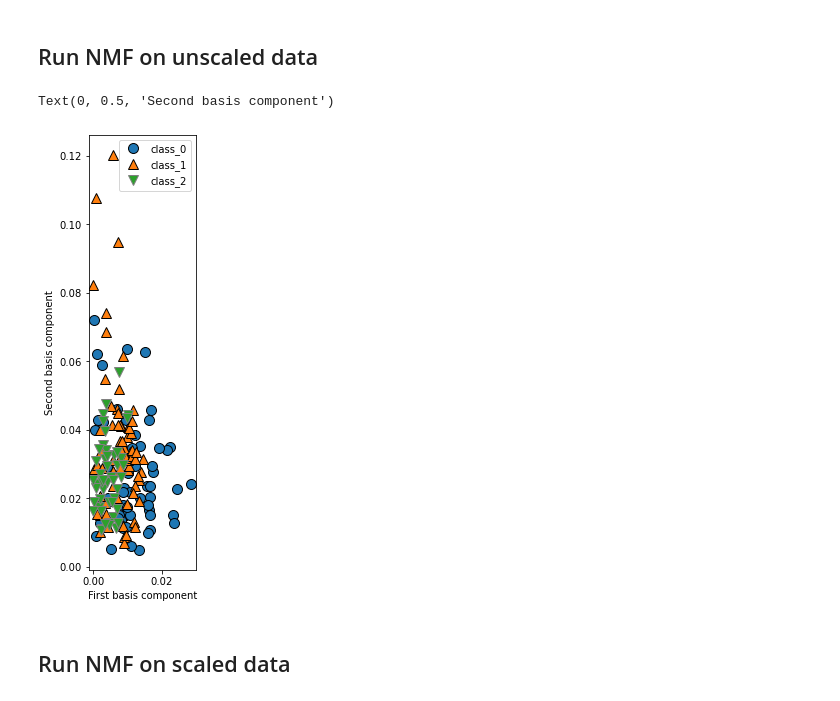
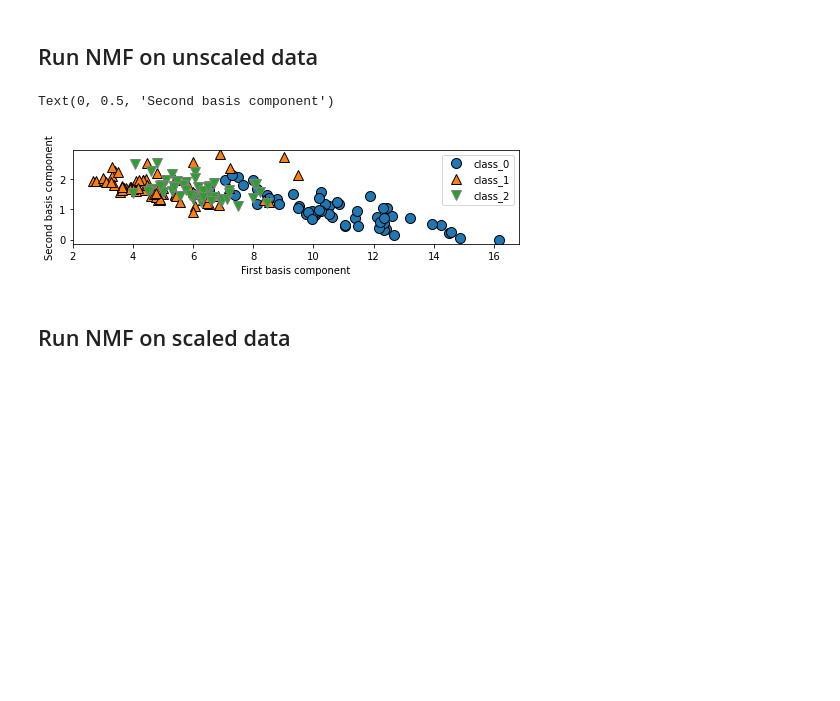
Before and after one commit to EthanLo01/data71200su22, a Jupyter notebook: class8/data71200class8.ipynb, the cells around one changed output. Saved outputs shown, nothing was run; the diff lists cells and outputs as text; code cells hidden in the pictures; blank space fills up the shorter version.

```diff
--- a/class8/data71200class8.ipynb
+++ b/class8/data71200class8.ipynb
@@ -115,23 +115,23 @@ Text(0, 0.5, 'Principal components')
 # %%
 from sklearn.decomposition import NMF
 # keep the first two principal components of the data
 nmf = NMF(n_components=2, random_state=0)
 # fit NMF model to data
 nmf.fit(abs(wine.data))
 
 # transform data onto the first two principal components
-X_nmf = nmf.transform(abs(X_scaled))
+X_nmf = nmf.transform(abs(wine.data))
 
 # plot first vs. second principal component, colored by class
 plt.figure(figsize=(8, 8))
 mglearn.discrete_scatter(X_nmf[:, 0], X_nmf[:, 1], wine.target)
 plt.legend(wine.target_names, loc="best")
 plt.gca().set_aspect("equal")
 plt.xlabel("First basis component")
 plt.ylabel("Second basis component")
 # %% [output]
 Text(0, 0.5, 'Second basis component')
-[figure, old version]
+[figure, new version]
 # %% [markdown]
 ## Run NMF on scaled data
 # %%
```
Also changed, not shown: parts of 1 cell of this notebook, 1 other file.
